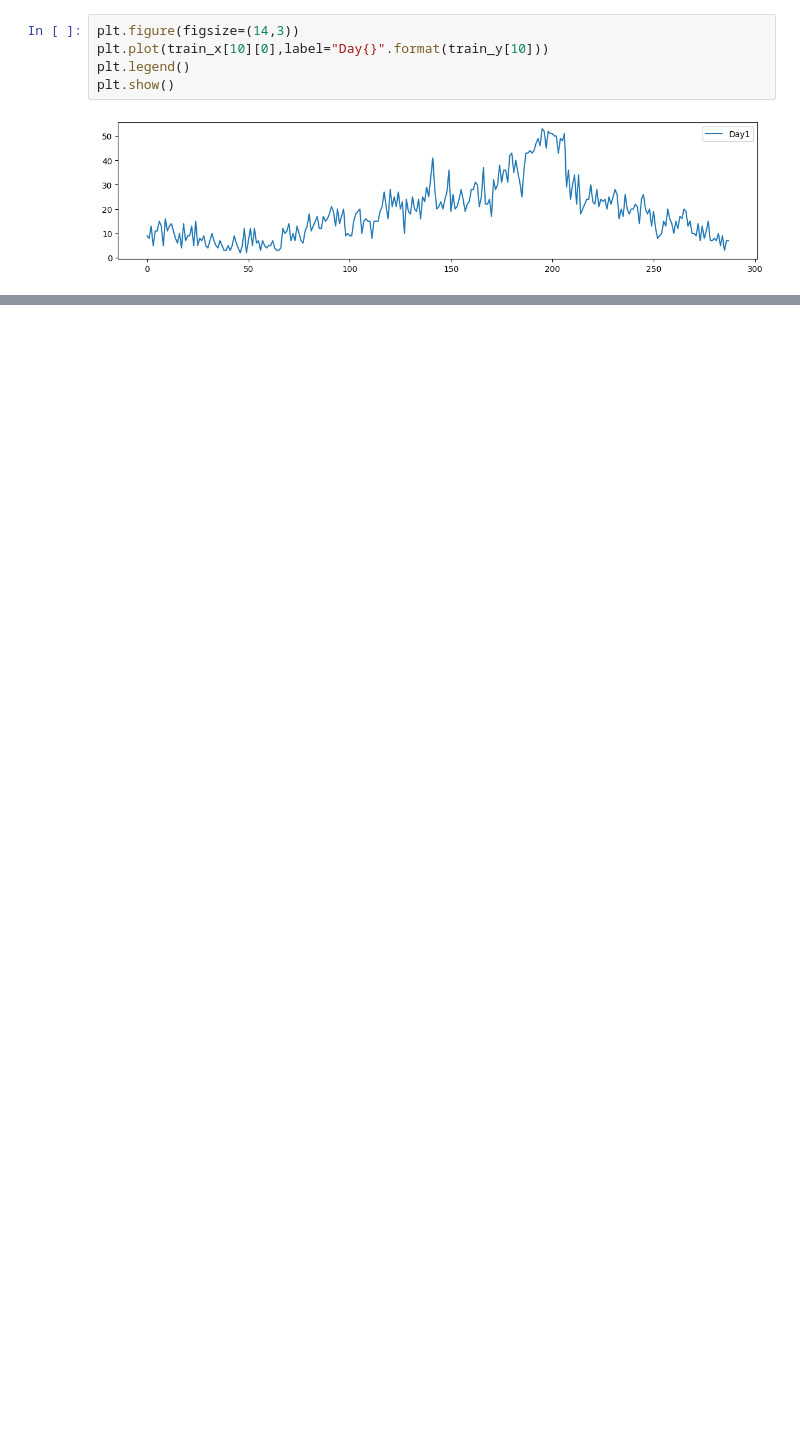
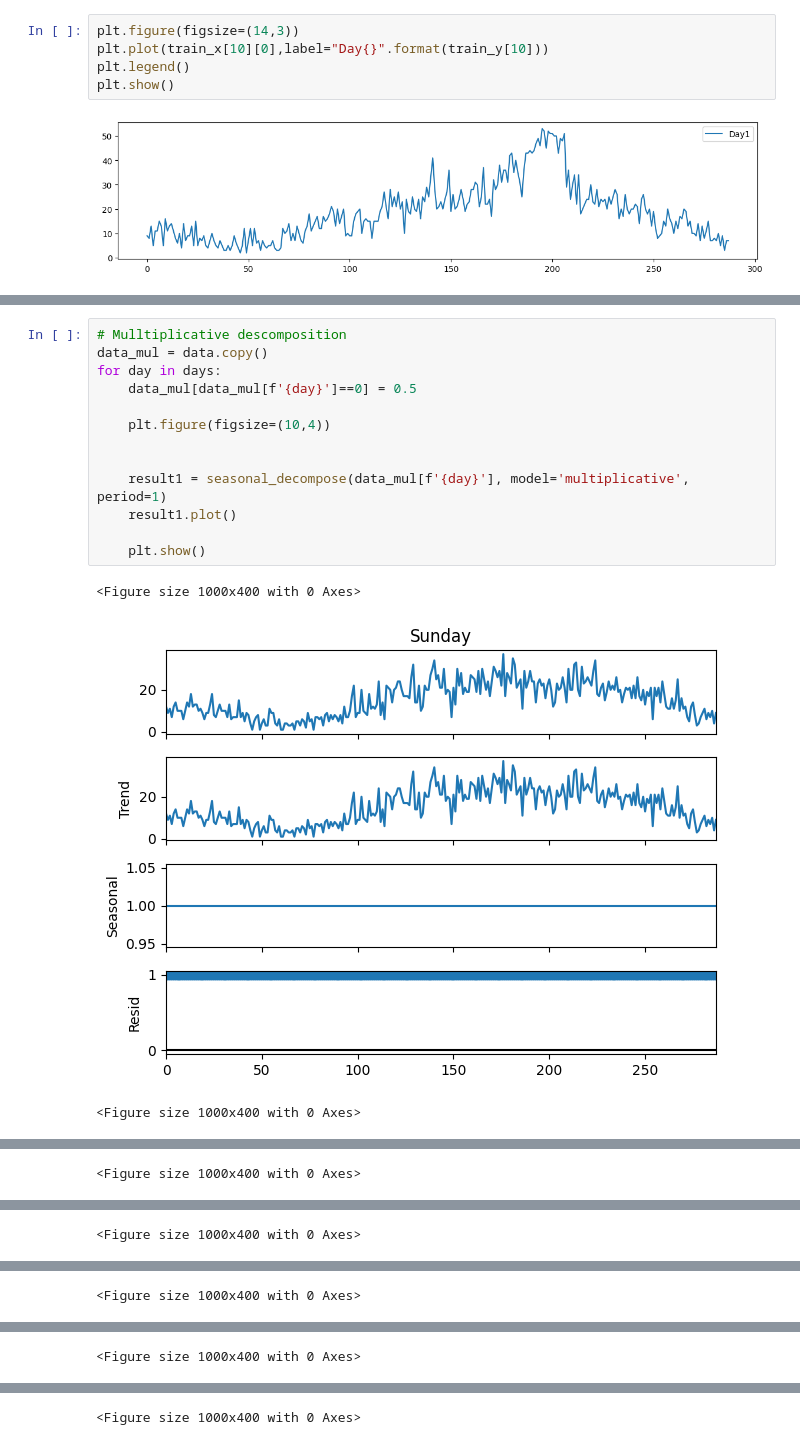
Before and after one commit to KevinrealG/Series_de_tiempo, a Jupyter notebook: 01_Time_Series_pred.ipynb, the cells around one changed output, grey strips where cells are left out. Saved outputs shown, nothing was run; the diff lists cells and outputs as text; blank space fills up the shorter version.

```diff
--- a/01_Time_Series_pred.ipynb
+++ b/01_Time_Series_pred.ipynb
@@ -67,0 +148,17 @@ plt.show()
+# %%
+# Mulltiplicative descomposition
+data_mul = data.copy()
+for day in days:
+    data_mul[data_mul[f'{day}']==0] = 0.5
+
+    plt.figure(figsize=(10,4))
+
+
+    result1 = seasonal_decompose(data_mul[f'{day}'], model='multiplicative', period=1)
+    result1.plot()
+
+    plt.show()
+# %% [output]
+<Figure size 1000x400 with 0 Axes>
+[figure, added]
+<Figure size 1000x400 with 0 Axes>
@@ -67,0 +166 @@ plt.show()
+<Figure size 1000x400 with 0 Axes>
@@ -67,0 +168 @@ plt.show()
+<Figure size 1000x400 with 0 Axes>
@@ -67,0 +170 @@ plt.show()
+<Figure size 1000x400 with 0 Axes>
@@ -67,0 +172 @@ plt.show()
+<Figure size 1000x400 with 0 Axes>
@@ -67,0 +174 @@ plt.show()
+<Figure size 1000x400 with 0 Axes>
```
Also changed, not shown: parts of 18 cells of this notebook.
